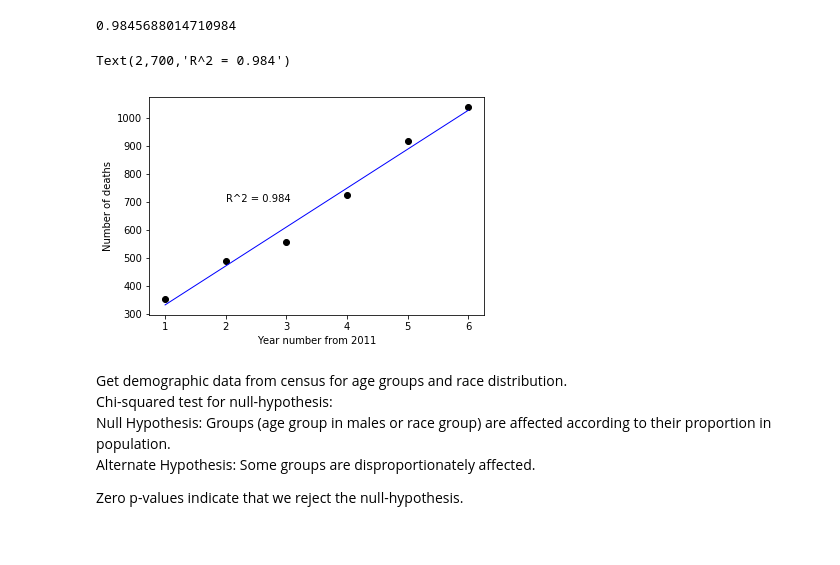
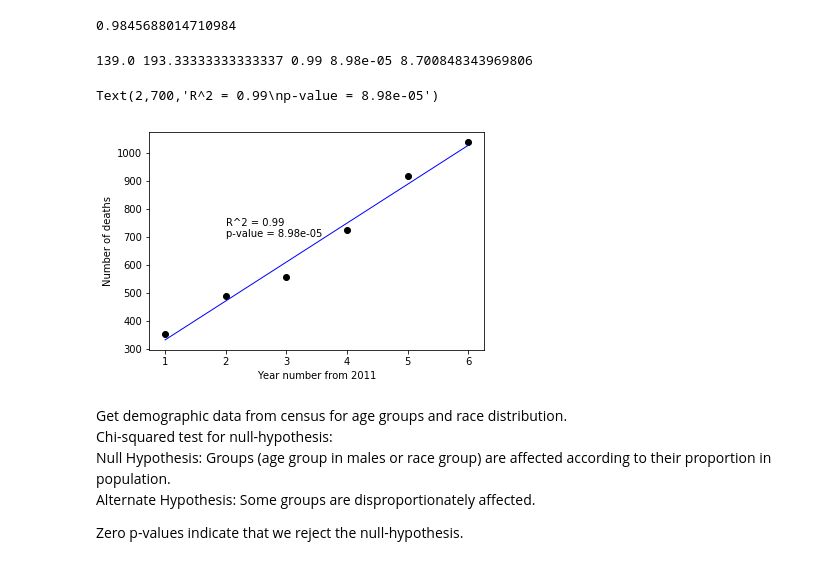
Before and after one commit to yayunl/DataViz-Project1, a Jupyter notebook: Code/sex_age_distribution.ipynb, the cells around one changed output. Cells and saved outputs as stored; diff of their text form; code cells hidden in the pictures.

Commit message:
Added p-value to regression

```diff
--- a/Code/sex_age_distribution.ipynb
+++ b/Code/sex_age_distribution.ipynb
@@ -219,15 +220,22 @@ array([[1027.33333333],
 r2_score(num_deaths_by_year[["Total Deaths"]],mortality_pred, multioutput='variance_weighted')
 # %% [output]
 0.9845688014710984
+# %%
+slope, intercept, r_value, p_value, std_err = stats.linregress(num_deaths_by_year["Year Number"],num_deaths_by_year["Total Deaths"])
+r_value = "{0:.2f}".format(r_value)
+p_value = "{0:.2e}".format(p_value)
+print(slope, intercept, r_value, p_value, std_err)
+# %% [output]
+139.0 193.33333333333337 0.99 8.98e-05 8.700848343969806
 # %%
 plt.scatter(num_deaths_by_year[["Year Number"]], num_deaths_by_year[["Total Deaths"]], color="black")
 plt.plot(num_deaths_by_year[["Year Number"]], mortality_pred, color="blue", linewidth=1)
 plt.xlabel("Year number from 2011")
 plt.ylabel("Number of deaths")
-plt.text(2,700,"R^2 = 0.984")
+plt.text(2,700,f"R^2 = {r_value}\np-value = {p_value}")
 # %% [output]
-Text(2,700,'R^2 = 0.984')
+Text(2,700,'R^2 = 0.99\np-value = 8.98e-05')
-[figure, old version]
+[figure, new version]
 # %% [markdown]
 Get demographic data from census for age groups and race distribution.
 Chi-squared test for null-hypothesis:
```
Also changed, not shown: parts of 1 cell of this notebook.
